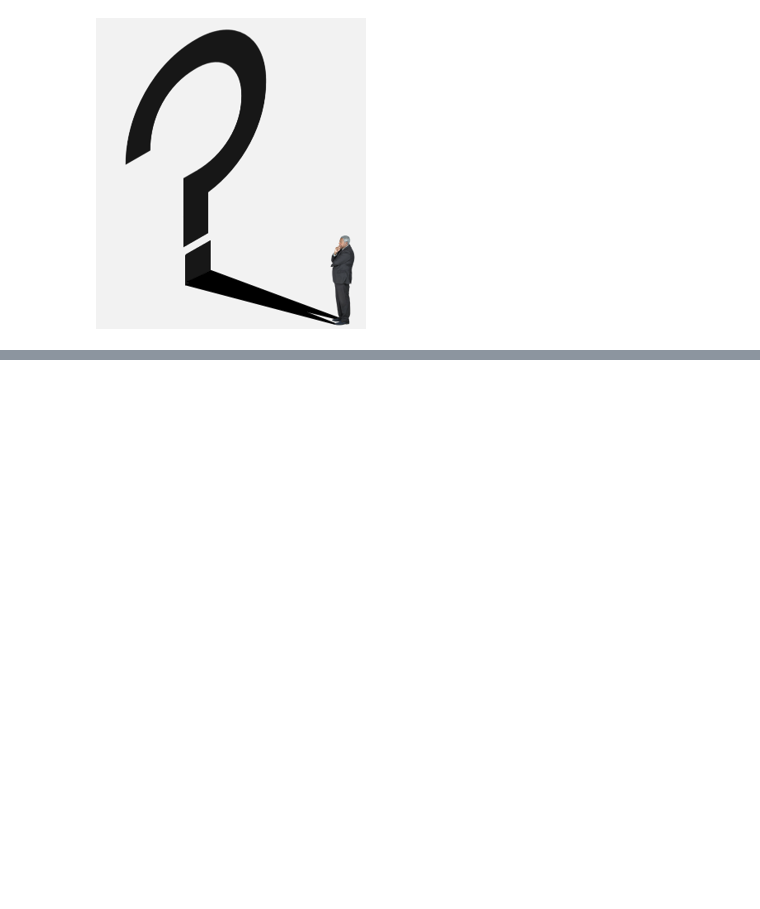
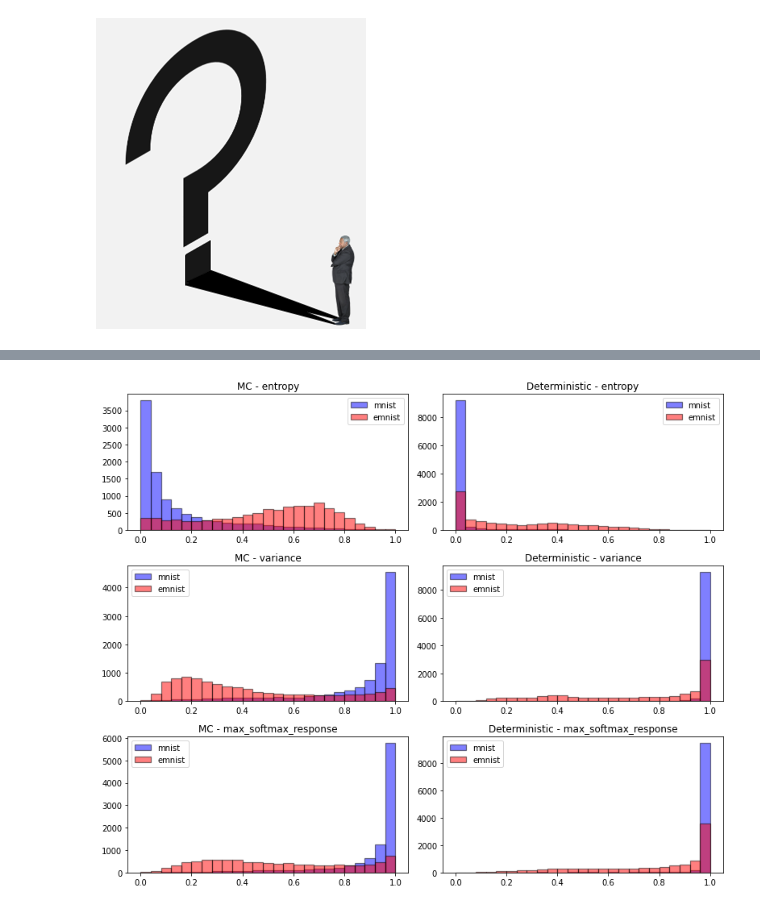
Before and after one commit to richter43/MLAUtils, a Jupyter notebook: DL_confidence.ipynb, the cells around one changed output, grey strips where cells are left out. Cells and saved outputs as stored; diff of their text form; code cells hidden in the pictures; blank space fills up the shorter version.

```diff
--- a/DL_confidence.ipynb
+++ b/DL_confidence.ipynb
@@ -329,0 +267,6 @@ The subfield dealing with such abilities in machine learning goes under the name
+# %%
+emnist = tf.data.Dataset.from_tensor_slices((np.expand_dims(emnist_numpy, axis=-1), np.zeros((len(emnist_numpy)))))
+emnist = emnist.cache()
+emnist = emnist.batch(128)
+emnist = emnist.prefetch(tf.data.AUTOTUNE)
+preds_emnist = net.predict(emnist)
@@ -329,0 +331,8 @@ The subfield dealing with such abilities in machine learning goes under the name
+# %%
+net_unc = UncertaintyWrapper(mc_dropout=0.1)
+net_unc.build((1, 28, 28, 1))
+net_unc.summary()
+optimizer = tf.keras.optimizers.SGD(learning_rate=0.01)
+net_unc.compile(optimizer=optimizer, loss="categorical_crossentropy", metrics="accuracy")
+net_unc.fit(mnist_train, epochs=1)
+print("Accuracy on test set: {:.2f}".format(net_unc.evaluate(mnist_test)[1]))
@@ -329,0 +361,3 @@ The subfield dealing with such abilities in machine learning goes under the name
+# %%
+multiple_preds_emnist = net_unc.predict_many_times(emnist, draws=10)
+multiple_preds_mnist = net_unc.predict_many_times(mnist_test, draws=10)
@@ -329,0 +367,7 @@ The subfield dealing with such abilities in machine learning goes under the name
+# %%
+uncertainties = dict()
+uncertainties_deterministic = dict()
+uncertainties['mnist'] = net_unc.uncertainty_metrics(multiple_preds_mnist)
+uncertainties['emnist'] = net_unc.uncertainty_metrics(multiple_preds_emnist)
+uncertainties_deterministic['mnist'] = net_unc.uncertainty_metrics(preds_mnist)
+uncertainties_deterministic['emnist'] = net_unc.uncertainty_metrics(preds_emnist)
@@ -329,0 +390,14 @@ The subfield dealing with such abilities in machine learning goes under the name
+# %%
+fig, axes = plt.subplots(len(net_unc._uncertainty_metrics.keys()), 2, figsize=(11, 9))
+for ax, measure in zip(axes, net_unc._uncertainty_metrics.keys()):
+    ax[0] .set_title(f"MC - {measure}")
+    ax[0].hist(uncertainties['mnist'][measure], color="blue", log=False, bins=25, edgecolor='black', linewidth=1.2, alpha=0.5, label="mnist");
+    ax[0].hist(uncertainties['emnist'][measure], color="red", log=False, bins=25, edgecolor='black', linewidth=1.2, alpha=0.5, label="emnist");
+    ax[0].legend()
+    ax[1] .set_title(f"Deterministic - {measure}")
+    ax[1].hist(uncertainties_deterministic['mnist'][measure], color="blue", log=False, bins=25, edgecolor='black', linewidth=1.2, alpha=0.5, label="mnist");
+    ax[1].hist(uncertainties_deterministic['emnist'][measure], color="red", log=False, bins=25, edgecolor='black', linewidth=1.2, alpha=0.5, label="emnist");
+    ax[1].legend()
+plt.tight_layout()
+# %% [output]
+[figure, added]
```
Also changed, not shown: parts of 63 cells of this notebook, 1 other file.
